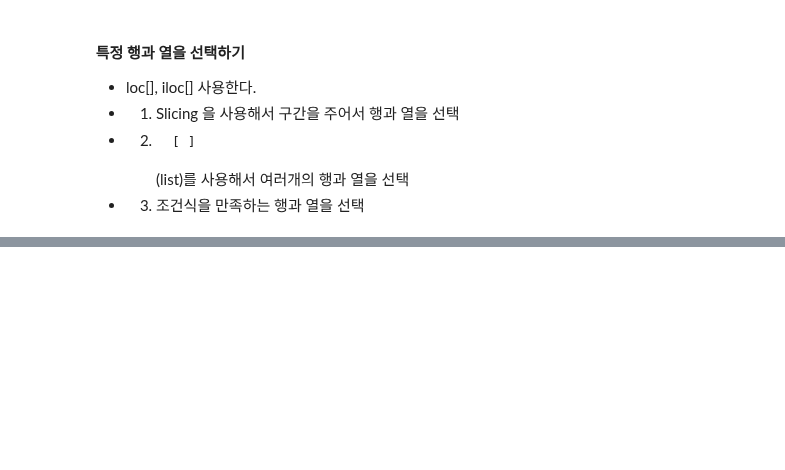
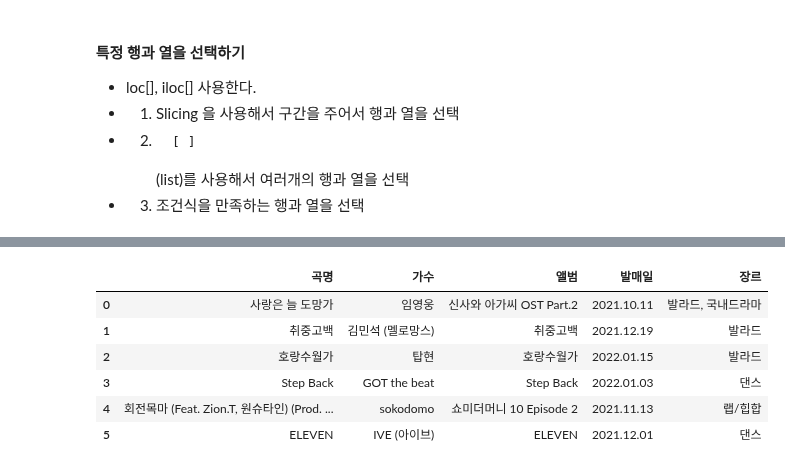
Before and after one commit to TheMatw/python_webscraping, a Jupyter notebook: 05Melon100Chart.ipynb, the cells around one changed output, grey strips where cells are left out. Cells and saved outputs as stored; diff of their text form; code cells hidden in the pictures; blank space fills up the shorter version.

```diff
--- a/05Melon100Chart.ipynb
+++ b/05Melon100Chart.ipynb
@@ -353,0 +373,11 @@ song_df
+# %%
+# Slicing : 인덱스가 0부터 5까지의 행과 곡명부터 장르까지의 열을 선택하기
+song_df.loc[0:5,'곡명':'장르']
+# %% [output]
+|  | 곡명 | 가수 | 앨범 | 발매일 | 장르 |
+| 0 | 사랑은 늘 도망가 | 임영웅 | 신사와 아가씨 OST Part.2 | 2021.10.11 | 발라드, 국내드라마 |
+| 1 | 취중고백 | 김민석 (멜로망스) | 취중고백 | 2021.12.19 | 발라드 |
+| 2 | 호랑수월가 | 탑현 | 호랑수월가 | 2022.01.15 | 발라드 |
+| 3 | Step Back | GOT the beat | Step Back | 2022.01.03 | 댄스 |
+| 4 | 회전목마 (Feat. Zion.T, 원슈타인) (Prod. ... | sokodomo | 쇼미더머니 10 Episode 2 | 2021.11.13 | 랩/힙합 |
+| 5 | ELEVEN | IVE (아이브) | ELEVEN | 2021.12.01 | 댄스 |
```
Also changed, not shown: parts of 6 cells of this notebook.
